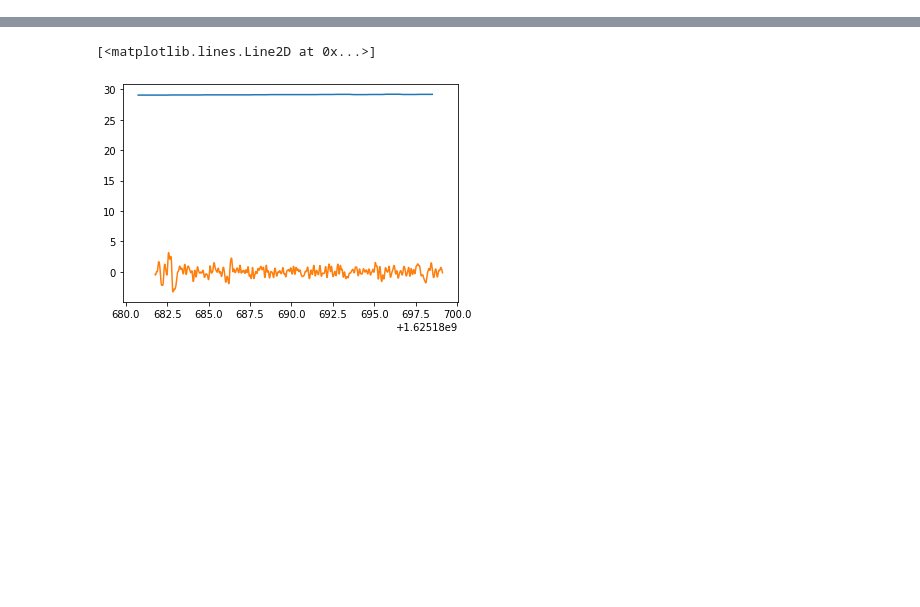
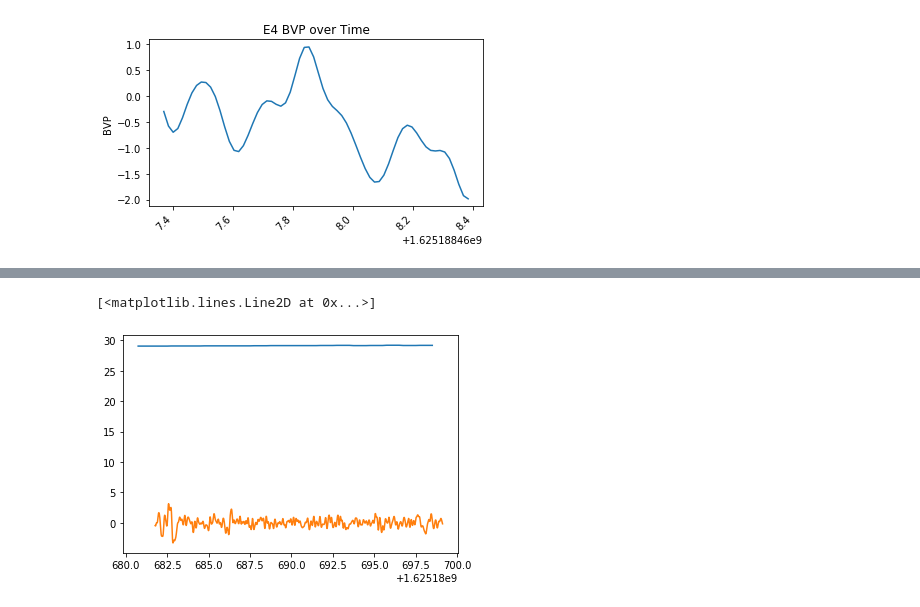
Before and after one commit to aibanks/Holodeck_Sensorlab, a Jupyter notebook: E4_to_LSL.ipynb, the cells around one changed output, grey strips where cells are left out. Cells and saved outputs as stored; diff of their text form; code cells hidden in the pictures; blank space fills up the shorter version.

Commit message:
Working on updating plots in real time
Working on updating plots in real time

```diff
--- a/E4_to_LSL.ipynb
+++ b/E4_to_LSL.ipynb
@@ -1,15 +1,16 @@
 # %%
-##This code chunk connects to the "Empatica Streaming Server" and then opens streams to LSL##
-
 import socket
 import time
 import pylsl
+import datetime as dt
+import matplotlib.pyplot as plt
+import matplotlib.animation as animation
 
 # SELECT DATA TO STREAM
 acc = False      # 3-axis acceleration
 bvp = True      # Blood Volume Pulse
 gsr = False      # Galvanic Skin Response (Electrodermal Activity)
-tmp = True       # Temperature
+tmp = False       # Temperature
 ibi = False      # Interbeat Interval and Heartbeat
 bat = False      # Device Battery
 tag = False      # Tag taken from the device (by pressing the button)
@@ -98,10 +99,41 @@ def reconnect():
     suscribe_to_data()
     stream()
 
+global bvp_timestamp
 bvp_timestamp = []
+global bvp_data
 bvp_data = []
 temp_timestamp = []
 temp_data = []
+
+global fig
+fig = plt.figure()
+global ax
+ax = fig.add_subplot(1, 1, 1)
+
+def animate(i, xs, ys):
+
+    # Read temperature (Celsius) from TMP102
+    #temp_c = round(tmp102.read_temp(), 2)
+    # NEEDS UPDATE HERE!
+
+    # Add x and y to lists
+    #xs.append(dt.datetime.now().strftime('%H:%M:%S.%f'))
+    #ys.append(temp_c)
+
+    # Limit x and y lists to 20 items
+    xs = xs[-1000:]
+    ys = ys[-1000:]
+
+    # Draw x and y lists
+    ax.clear()
+    ax.plot(xs, ys)
+
+    # Format plot
+    plt.xticks(rotation=45, ha='right')
+    plt.subplots_adjust(bottom=0.30)
+    plt.title('E4 BVP over Time')
+    plt.ylabel('BVP')
 
 
 def stream():
@@ -110,7 +142,7 @@ def stream():
         while True:
             try:
                 response = s.recv(bufferSize).decode("utf-8")
-                print(response)
+                #print(response)
                 if "connection lost to device" in response:
                     print(response.decode("utf-8"))
                     reconnect()
@@ -131,11 +163,11 @@ def stream():
                         timestamp = float(samples[i].split()[1].replace(',','.'))
                         data = float(samples[i].split()[2].replace(',','.'))
                         outletGSR.push_sample([data], timestamp=timestamp) """
-                    if stream_type == "E4_Temperature":
+                    """ if stream_type == "E4_Temperature":
                         temp_new_timestamp = float(samples[i].split()[1].replace(',','.'))
                         temp_new_data = float(samples[i].split()[2].replace(',','.'))
                         temp_timestamp.append(temp_new_timestamp)
-                        temp_data.append(temp_new_data)
+                        temp_data.append(temp_new_data) """
                     """ if stream_type == "E4_Ibi":
                         timestamp = float(samples[i].split()[1].replace(',','.'))
                         data = float(samples[i].split()[2].replace(',','.'))
@@ -148,6 +180,44 @@ def stream():
                         timestamp = float(samples[i].split()[1].replace(',','.'))
                         data = float(samples[i].split()[2].replace(',','.'))
                         outletBatt.push_sample([data], timestamp=timestamp) """
+                    # Create figure for plotting
+                    """ fig = plt.figure()
+                    ax = fig.add_subplot(1, 1, 1)
+                    xs = []
+                    ys = []
+
+                    # Initialize communication with TMP102
+                    #tmp102.init()
+
+                    # This function is called periodically from FuncAnimation
+                    def animate(i, xs, ys):
+
+                    # Read temperature (Celsius) from TMP102
+                    #temp_c = round(tmp102.read_temp(), 2)
+                    # NEEDS UPDATE HERE!
+
+                    # Add x and y to lists
+                    xs.append(dt.datetime.now().strftime('%H:%M:%S.%f'))
+                    #ys.append(temp_c)
+
+                    # Limit x and y lists to 20 items
+                    xs = xs[-1000:]
+                    ys = ys[-1000:]
+
+                    # Draw x and y lists
+                    ax.clear()
+                    ax.plot(xs, ys)
+
+                    # Format plot
+                    plt.xticks(rotation=45, ha='right')
+                    plt.subplots_adjust(bottom=0.30)
+                    plt.title('E4 BVP over Time')
+                    plt.ylabel('BVP') """
+                # Set up plot to call animate() function periodically
+                ani = animation.FuncAnimation(fig, animate, fargs=(bvp_timestamp, bvp_data), interval=1000)
+                plt.show()
+
+
                 #time.sleep(1)
             except socket.timeout:
                 print("Socket timeout")
@@ -178,0 +251 @@ Disconnecting from device
+[figure, added]
```
Also changed, not shown: parts of 3 cells of this notebook.
